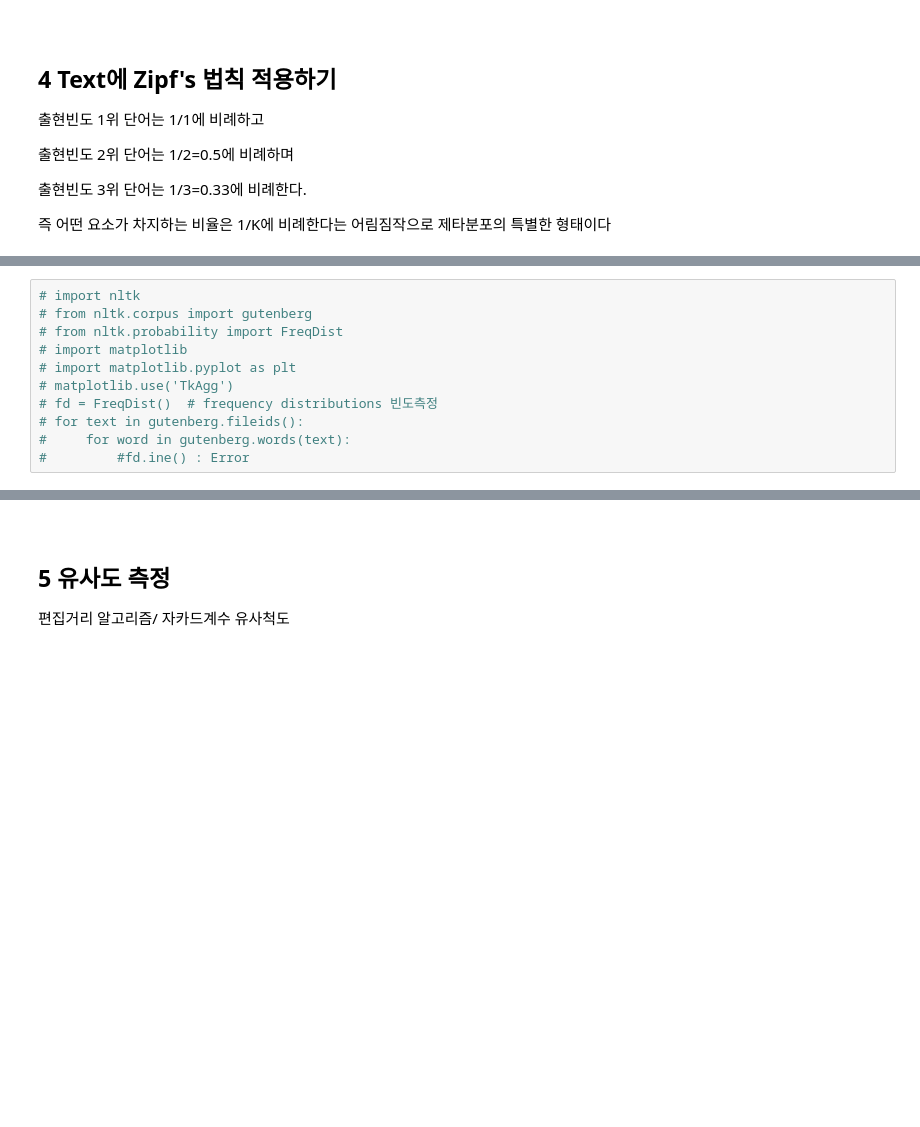
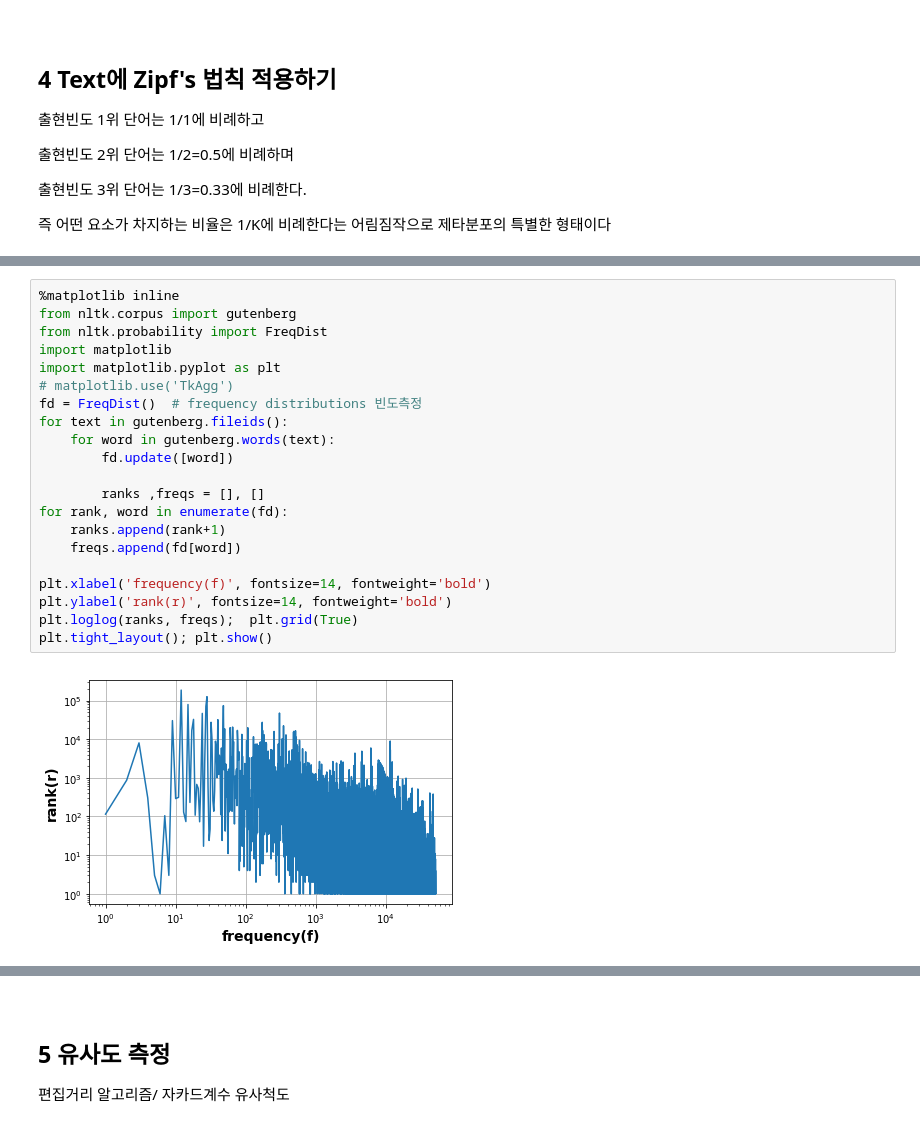
Before and after one commit to Queie/TensorFlow, a Jupyter notebook: 01.Tokenize.ipynb, the cells around one changed output, grey strips where cells are left out. Saved outputs shown, nothing was run; the diff lists cells and outputs as text; blank space fills up the shorter version.

```diff
--- a/01.Tokenize.ipynb
+++ b/01.Tokenize.ipynb
@@ -253,12 +247,24 @@ fdist.items()
 # %%
-# import nltk
-# from nltk.corpus import gutenberg
-# from nltk.probability import FreqDist
-# import matplotlib
-# import matplotlib.pyplot as plt
+%matplotlib inline
+from nltk.corpus import gutenberg
+from nltk.probability import FreqDist
+import matplotlib
+import matplotlib.pyplot as plt
 # matplotlib.use('TkAgg')
-# fd = FreqDist()  # frequency distributions 빈도측정
-# for text in gutenberg.fileids():
-#     for word in gutenberg.words(text):
-#         #fd.ine() : Error
+fd = FreqDist()  # frequency distributions 빈도측정
+for text in gutenberg.fileids():
+    for word in gutenberg.words(text):
+        fd.update([word])
+
+        ranks ,freqs = [], []
+for rank, word in enumerate(fd):
+    ranks.append(rank+1)
+    freqs.append(fd[word])
+
+plt.xlabel('frequency(f)', fontsize=14, fontweight='bold')
+plt.ylabel('rank(r)', fontsize=14, fontweight='bold')
+plt.loglog(ranks, freqs);  plt.grid(True)
+plt.tight_layout(); plt.show()
+# %% [output]
+[figure, added]
 # %%
```
Also changed, not shown: parts of 6 cells of this notebook.
